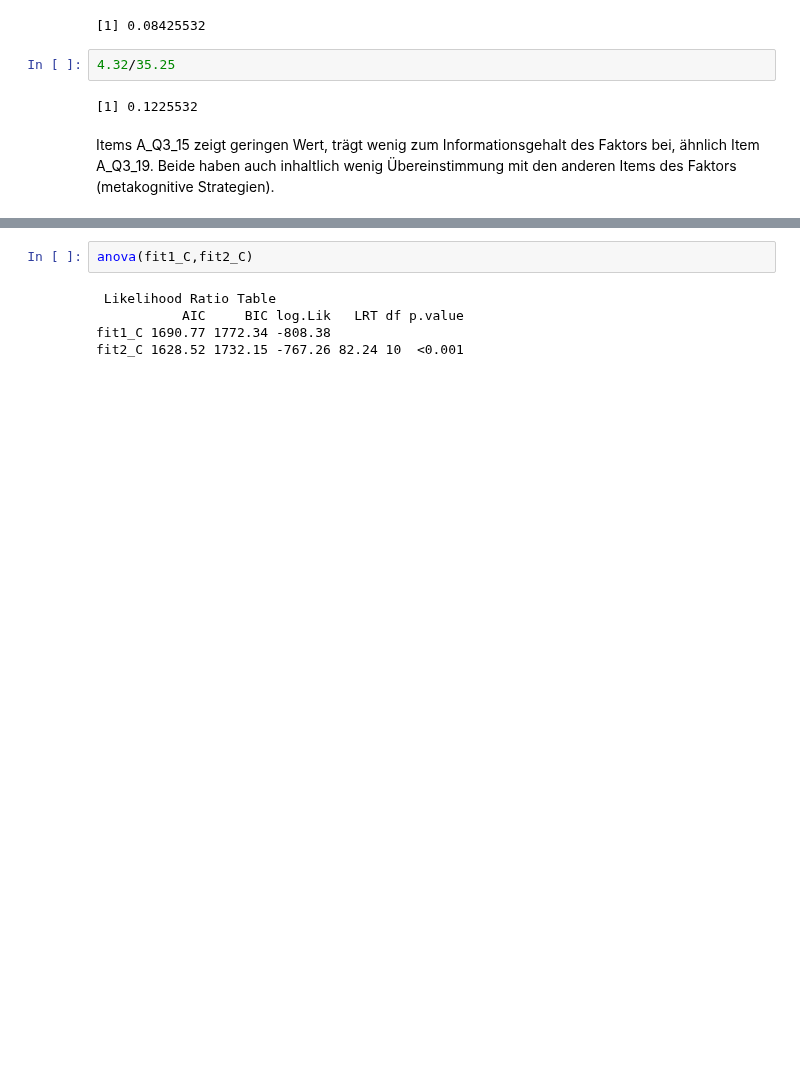
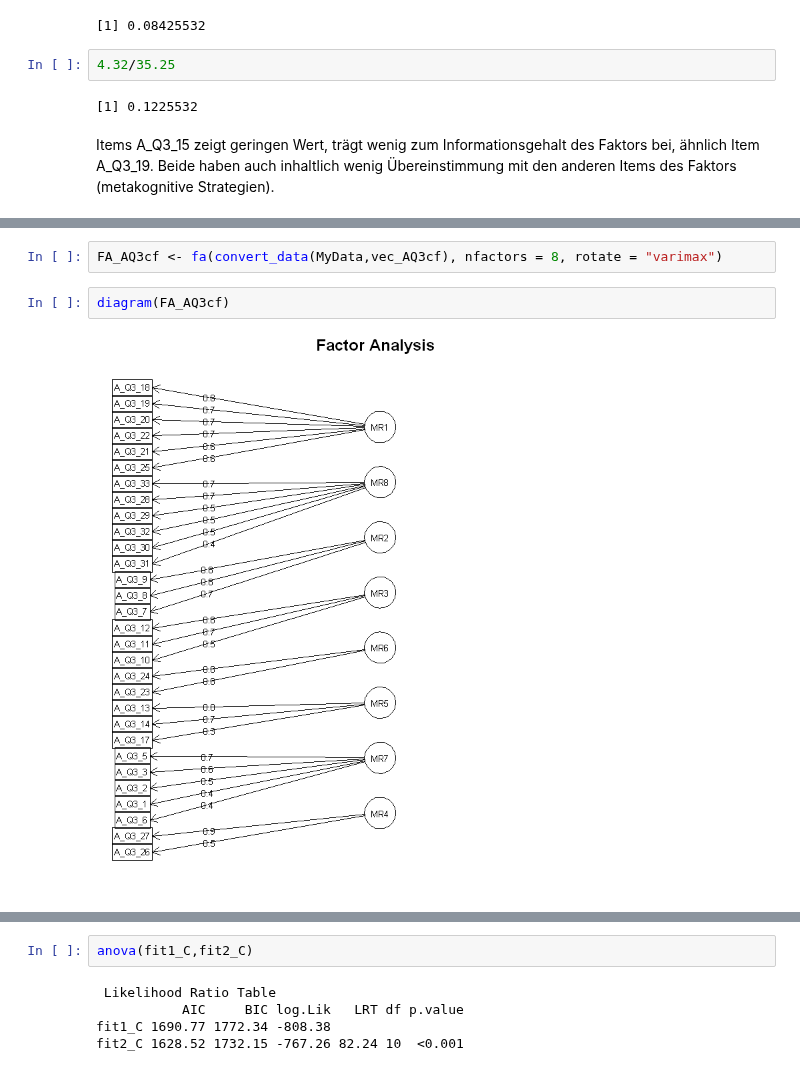
Before and after one commit to martinakienberger/Dissertation_LIS, a Jupyter notebook: IRT.ipynb, the cells around one changed output, grey strips where cells are left out. Drawn from its saved outputs; the diff is of its cells as text; blank space fills up the shorter version.

```diff
--- a/IRT.ipynb
+++ b/IRT.ipynb
@@ -699,0 +764,6 @@ Items A_Q3_15 zeigt geringen Wert, trägt wenig zum Informationsgehalt des Fakto
+# %%
+FA_AQ3cf <- fa(convert_data(MyData,vec_AQ3cf), nfactors = 8, rotate = "varimax")
+# %%
+diagram(FA_AQ3cf)
+# %% [output]
+[figure, added]
```
Also changed, not shown: parts of 30 cells of this notebook, 1 other file.
